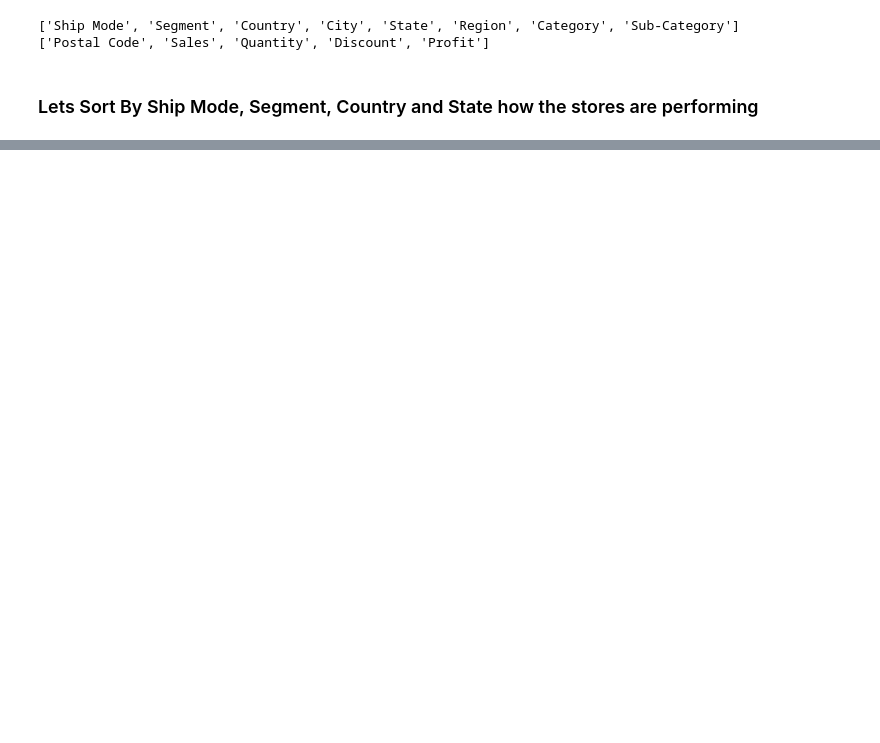
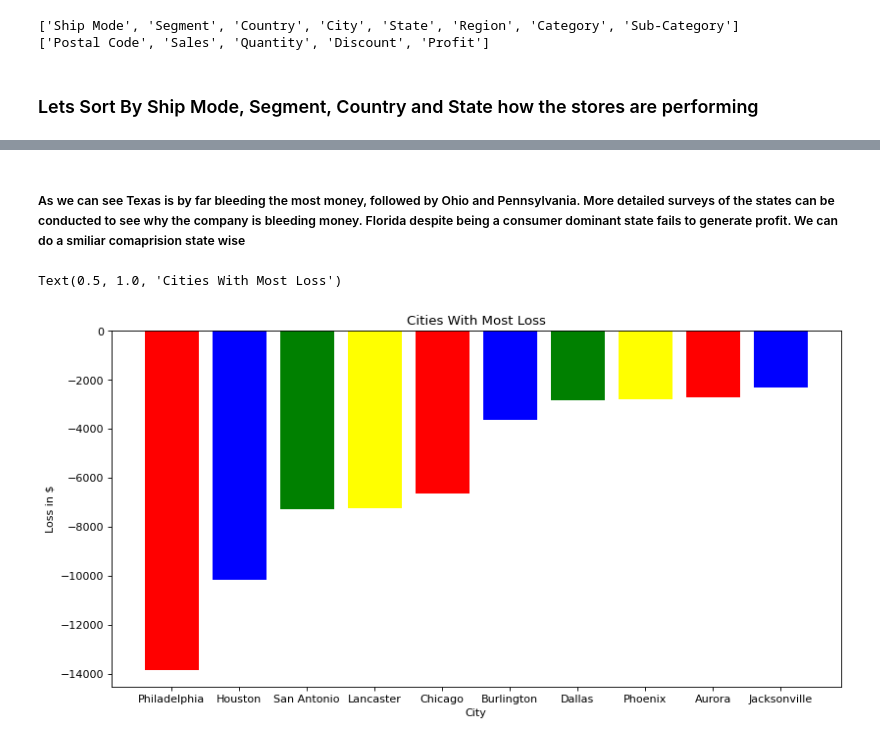
Before and after one commit to AdityaN1198/super-store-EDA, a Jupyter notebook: eda.ipynb, the cells around one changed output, grey strips where cells are left out. Saved outputs shown, nothing was run; the diff lists cells and outputs as text; code cells hidden in the pictures; blank space fills up the shorter version.

```diff
--- a/eda.ipynb
+++ b/eda.ipynb
@@ -49,0 +92,17 @@ for column in cat_features:
+# %% [markdown]
+##### As we can see Texas is by far bleeding the most money, followed by Ohio and Pennsylvania. More detailed surveys of the states can be conducted to see why the company is bleeding money. Florida despite being a consumer dominant state fails to generate profit. We can do a smiliar comaprision state wise
+# %%
+
+grouped_df = df.groupby('City').sum()
+
+grouped_df = grouped_df.sort_values('Profit')
+
+
+plt.figure(figsize=(12, 6), dpi=80)
+plt.bar(grouped_df.iloc[:10].index,grouped_df.iloc[:10]['Profit'],color=['red','blue','green','yellow'])
+plt.xlabel('City')
+plt.ylabel('Loss in $')
+plt.title('Cities With Most Loss')
+# %% [output]
+Text(0.5, 1.0, 'Cities With Most Loss')
+[figure, added]
```
Also changed, not shown: parts of 30 cells of this notebook.
